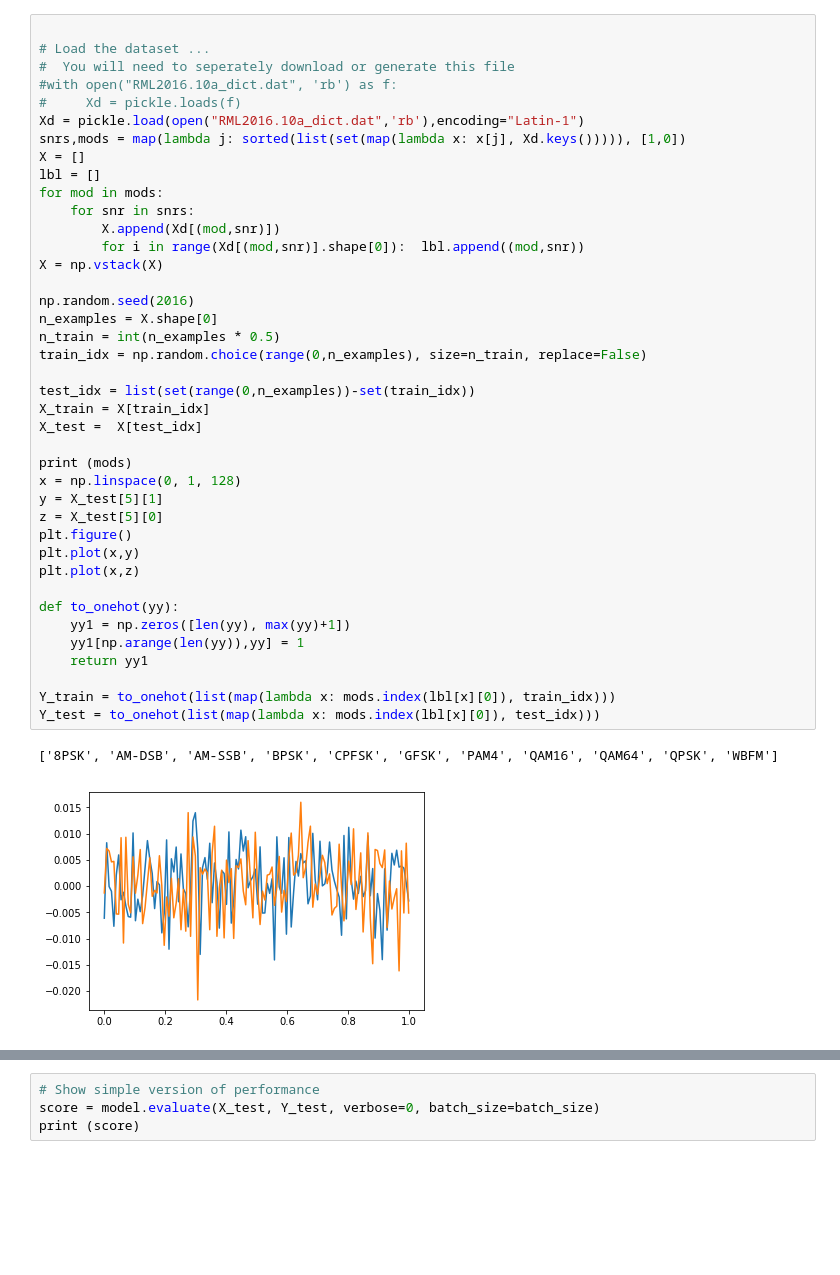
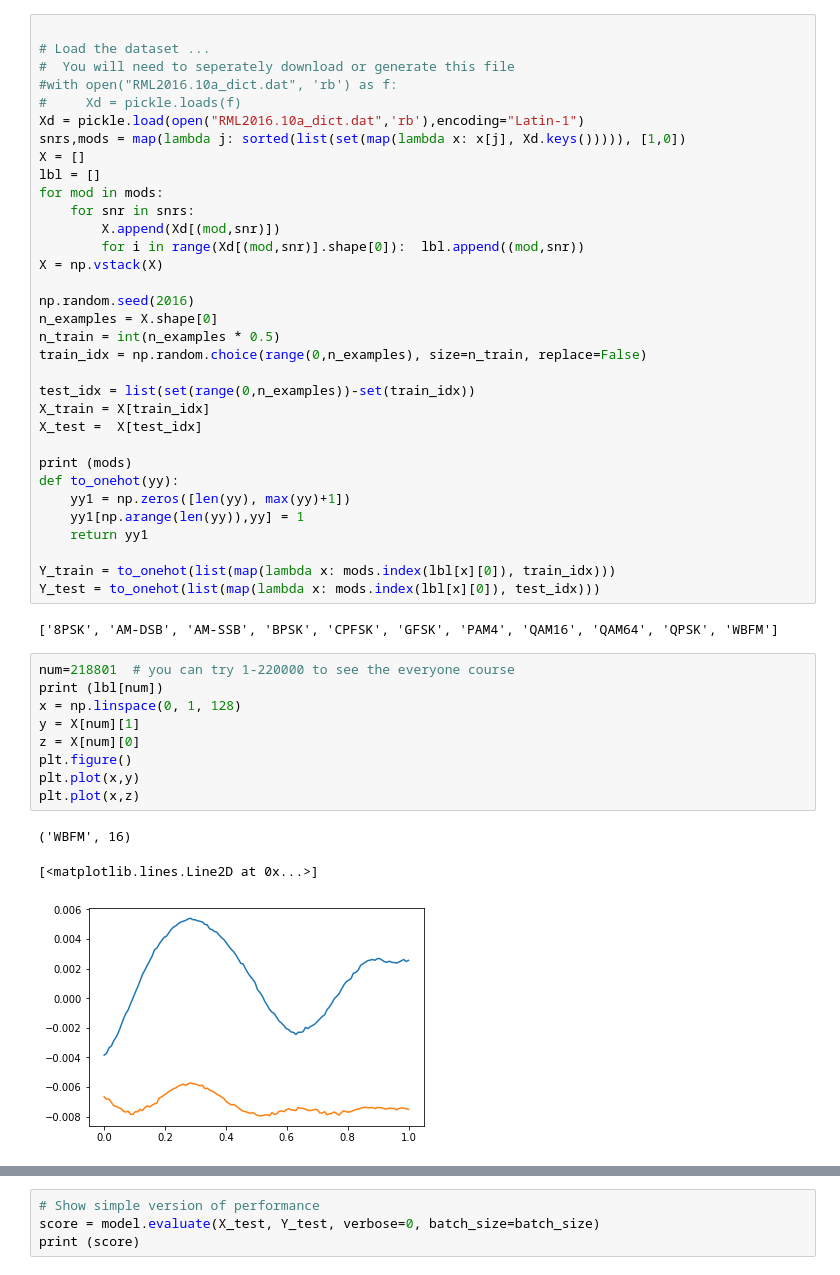
Before and after one commit to ECE7970/examples, a Jupyter notebook: modulation_recognition/Untitled3.ipynb, the cells around one changed output, grey strips where cells are left out. Saved outputs shown, nothing was run; the diff lists cells and outputs as text; blank space fills up the shorter version.

```diff
--- a/modulation_recognition/Untitled3.ipynb
+++ b/modulation_recognition/Untitled3.ipynb
@@ -46,13 +48,6 @@ X_train = X[train_idx]
 X_test =  X[test_idx]
 
 print (mods)
-x = np.linspace(0, 1, 128)
-y = X_test[5][1]
-z = X_test[5][0]
-plt.figure()
-plt.plot(x,y)
-plt.plot(x,z)
-
 def to_onehot(yy):
     yy1 = np.zeros([len(yy), max(yy)+1])
     yy1[np.arange(len(yy)),yy] = 1
@@ -62,4 +57,16 @@ Y_train = to_onehot(list(map(lambda x: mods.index(lbl[x][0]), train_idx)))
 Y_test = to_onehot(list(map(lambda x: mods.index(lbl[x][0]), test_idx)))
 # %% [output]
 ['8PSK', 'AM-DSB', 'AM-SSB', 'BPSK', 'CPFSK', 'GFSK', 'PAM4', 'QAM16', 'QAM64', 'QPSK', 'WBFM']
-[figure, removed]
+# %%
+num=218801  # you can try 1-220000 to see the everyone course
+print (lbl[num])
+x = np.linspace(0, 1, 128)
+y = X[num][1]
+z = X[num][0]
+plt.figure()
+plt.plot(x,y)
+plt.plot(x,z)
+# %% [output]
+('WBFM', 16)
+[<matplotlib.lines.Line2D at 0x...>]
+[figure, added]
```
Also changed, not shown: parts of 4 cells of this notebook.
